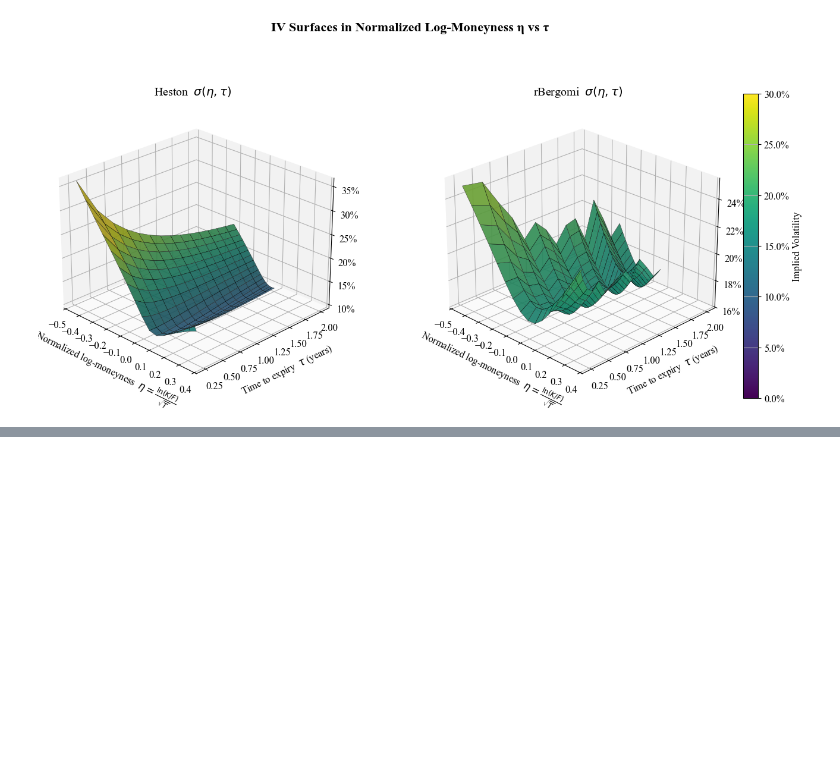
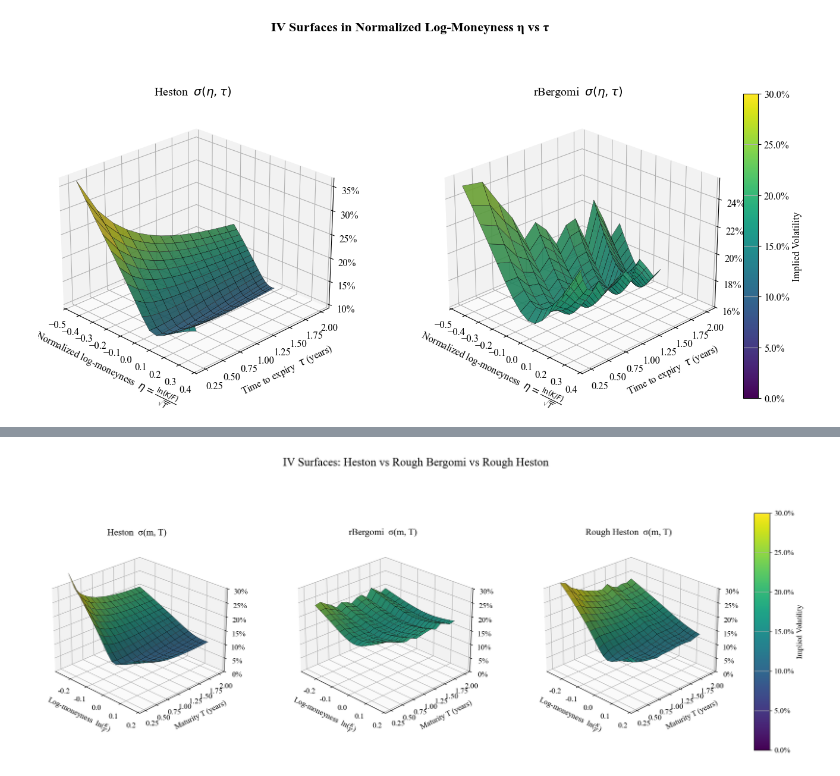
Before and after one commit to Kapizza/options-pricing-library, a Jupyter notebook: notebooks/19_rough_models_demo.ipynb, the cells around one changed output, grey strips where cells are left out. Saved outputs shown, nothing was run; the diff lists cells and outputs as text; code cells hidden in the pictures; blank space fills up the shorter version.

```diff
--- a/notebooks/19_rough_models_demo.ipynb
+++ b/notebooks/19_rough_models_demo.ipynb
@@ -789,0 +822,97 @@ plt.show()
+# %%
+
+# === Three-panel IV surfaces vs log-moneyness (shared colormap) ===
+import numpy as np
+import matplotlib.pyplot as plt
+from matplotlib import cm, colors
+from matplotlib.ticker import FuncFormatter
+from matplotlib import rcParams
+import matplotlib as mpl
+
+mpl.rcParams.update({
+    "text.usetex": False,          # no external TeX
+    "mathtext.fontset": "stix",    # high-quality built-in math
+    "font.family": "STIXGeneral",  # matching text font
+    "axes.unicode_minus": False,
+    "figure.dpi": 130,             # crisper labels
+})
+# Example label:
+x_label = r"Normalized log-moneyness  $\eta = \ln(K/F)/\sqrt{T}$"
+
+
+# Assumes these already exist: S0, r, q, Ks, Ts, iv_heston, iv_rb, iv_rh
+# Also assumes vmin/vmax chosen earlier; if not, we set them here:
+if "vmin" not in globals() or "vmax" not in globals():
+    vmin = float(np.nanmin([iv_heston.min(), iv_rb.min(), iv_rh.min()]))
+    vmax = float(np.nanmax([iv_heston.max(), iv_rb.max(), iv_rh.max()]))
+
+# --- choose normalized vs plain log-moneyness ---
+use_normalized = False  # True => eta = ln(K/F)/sqrt(T); False => ln(K/F)
+
+Kg, Tg = np.meshgrid(Ks, Ts)
+F_grid = S0 * np.exp((r - q) * Tg)
+if use_normalized:
+    X = np.log(Kg / F_grid) / np.sqrt(Tg)  # eta
+    x_label = r" $\eta=\ln(\frac{K}{F})/\sqrt{T}$"
+else:
+    X = np.log(Kg / F_grid)               # ln moneyness
+    x_label = r"Log-moneyness  $\ln(\frac{K}{F})$"
+
+# --- styling & color map ---
+rcParams['font.family'] = 'Times New Roman'
+fmt_pct = FuncFormatter(lambda x, pos: f"{100*x:.0f}%")
+norm = colors.Normalize(vmin=vmin, vmax=vmax)
+cmap = cm.get_cmap("viridis")
+
+fig = plt.figure(figsize=(19, 8))
+gs = fig.add_gridspec(1, 3, wspace=0.30)
+ax1 = fig.add_subplot(gs[0, 0], projection="3d")
+ax2 = fig.add_subplot(gs[0, 1], projection="3d")
+ax3 = fig.add_subplot(gs[0, 2], projection="3d")
+elev, azim = 25, -45
+
+def draw(ax, Xgrid, Tgrid, Z, title):
+    ax.plot_surface(Xgrid, Tgrid, Z,
+                    facecolors=cmap(norm(Z)),
+                    rstride=1, cstride=1,
+                    linewidth=0.3, edgecolor="black",
+                    antialiased=True, alpha=0.95)
+    ax.plot_wireframe(Xgrid, Tgrid, Z,
+                      rstride=2, cstride=2,
+                      color=(1, 1, 1, 0.18), linewidth=0.35)
+    ax.view_init(elev=elev, azim=azim)
+    ax.set_title(title)
+    ax.set_xlabel(x_label, labelpad=8)
+    ax.set_ylabel("Maturity T (years)", labelpad=8)
+    ax.set_zlim(vmin, vmax)
+    ax.zaxis.set_major_formatter(fmt_pct)
+    ax.grid(True, linestyle="--", linewidth=0.4, alpha=0.7)
+    ax.xaxis.set_pane_color((0.95, 0.95, 0.95, 1.0))
+    ax.yaxis.set_pane_color((0.95, 0.95, 0.95, 1.0))
+    ax.zaxis.set_pane_color((0.98, 0.98, 0.98, 1.0))
+
+
+draw(ax1, X, Tg, iv_heston, "Heston  σ(m, T)")
+draw(ax2, X, Tg, iv_rb,     "rBergomi  σ(m, T)")
+draw(ax3, X, Tg, iv_rh,     "Rough Heston  σ(m, T)")
+
+# shared colorbar
+mappable = cm.ScalarMappable(norm=norm, cmap=cmap)
+mappable.set_array([])
+plt.tight_layout(rect=[0, 0, 0.92, 0.95])
+cbar_ax = fig.add_axes([0.935, 0.18, 0.018, 0.64])
+cbar = fig.colorbar(mappable, cax=cbar_ax)
+cbar.set_label("Implied Volatility")
+cbar.formatter = FuncFormatter(lambda x, pos: f"{100*x:.1f}%")
+cbar.update_ticks()
+
+
+
+
+fig.suptitle("IV Surfaces: Heston vs Rough Bergomi vs Rough Heston",
+             fontsize=18,  y=0.97,x=0.55)
+plt.tight_layout(rect=[0, 0, 1, 0.95])
+plt.savefig("C:\\Users\\datog\\OneDrive\\Desktop\\options-pricing-library\\options-pricing-library\\notebooks\\IV.png", dpi=800, bbox_inches="tight", facecolor="white")
+plt.show()
+# %% [output]
+[figure, added]
```
Also changed, not shown: parts of 2 cells of this notebook, 11 other files.
